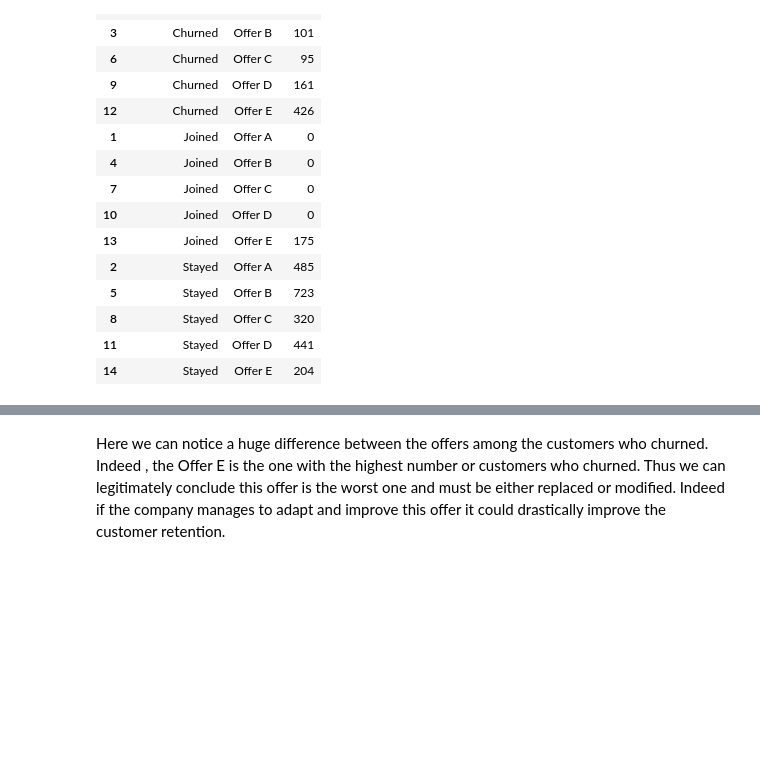
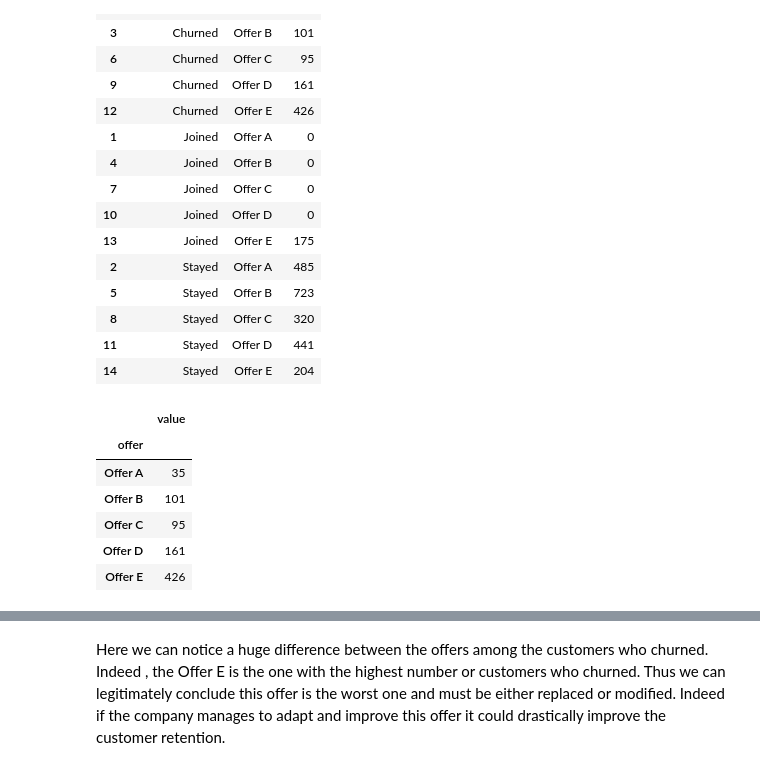
Before and after one commit to Yurhigz/Telecom_Churn, a Jupyter notebook: Script_Python.ipynb, the cells around one changed output, grey strips where cells are left out. Drawn from its saved outputs; the diff is of its cells as text; code cells hidden in the pictures; blank space fills up the shorter version.

```diff
--- a/Script_Python.ipynb
+++ b/Script_Python.ipynb
@@ -492,4 +492,14 @@ df_offer_value.sort_values('customer_status')
 | 8 | Stayed | Offer C | 320 |
 | 11 | Stayed | Offer D | 441 |
 | 14 | Stayed | Offer E | 204 |
+# %%
+df_offer_value.loc[df_offer_value.customer_status == 'Churned',('offer','value')].set_index('offer')
+# %% [output]
+|  | value |
+| offer |  |
+| Offer A | 35 |
+| Offer B | 101 |
+| Offer C | 95 |
+| Offer D | 161 |
+| Offer E | 426 |
 # %%
```
Also changed, not shown: parts of 27 cells of this notebook.
